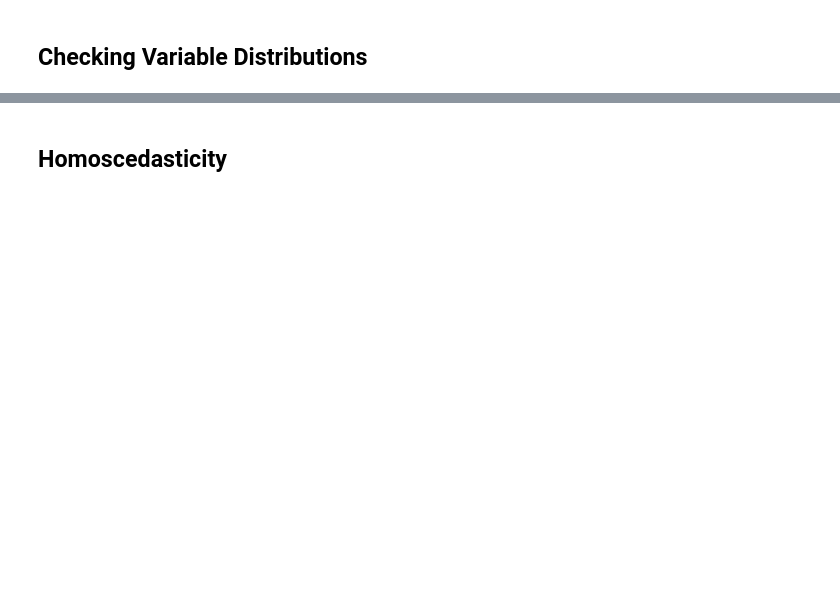
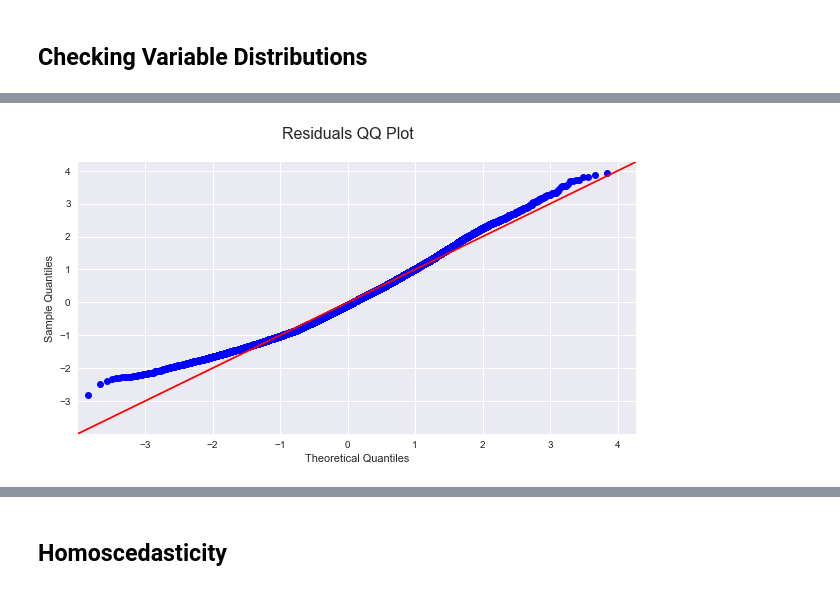
Before and after one commit to garseed/project2, a Jupyter notebook: housing_model.ipynb, the cells around one changed output, grey strips where cells are left out. Saved outputs shown, nothing was run; the diff lists cells and outputs as text; code cells hidden in the pictures; blank space fills up the shorter version.

```diff
--- a/housing_model.ipynb
+++ b/housing_model.ipynb
@@ -323,5 +319,0 @@ x_cols = ['bathrooms', 'grade', 'sqft_living', 'sqft_living15']
-# %%
-non_normal = ['bathrooms', 'grade', 'sqft_living', 'sqft_living15']
-for feat in non_normal:
-    df[feat] = df[feat].map(lambda x: np.log(x))
-sns.pairplot(df[x_cols]);
@@ -328,6 +350,7 @@ sns.pairplot(df[x_cols]);
 # %%
 outcome = 'price'
+x_cols = ['bathrooms', 'grade', 'sqft_living', 'sqft_living15']
 predictors = '+'.join(x_cols)
 formula = outcome + '~' + predictors
-variation = ols(formula=formula, data=df).fit()
-variation.summary()
+model3 = ols(formula=formula, data=df).fit()
+model3.summary()
@@ -334,6 +382,8 @@ variation.summary()
 # %%
-residuals = variation.resid
+residuals = model3.resid
 fig = sm.graphics.qqplot(residuals, dist=stats.norm, line='45', fit=True)
 fig.suptitle('Residuals QQ Plot', fontsize=16)
 fig.set_size_inches(10, 5)
 fig.show()
+# %% [output]
+[figure, added]
```
Also changed, not shown: parts of 25 cells of this notebook, 2 other files.
